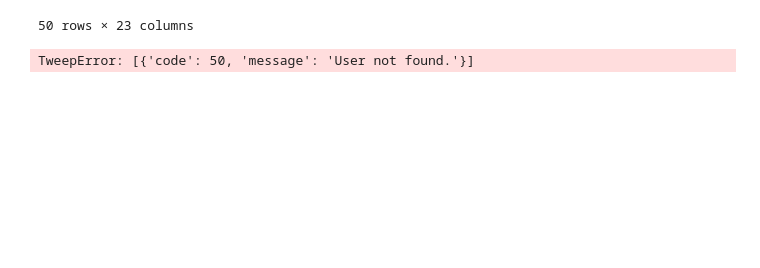
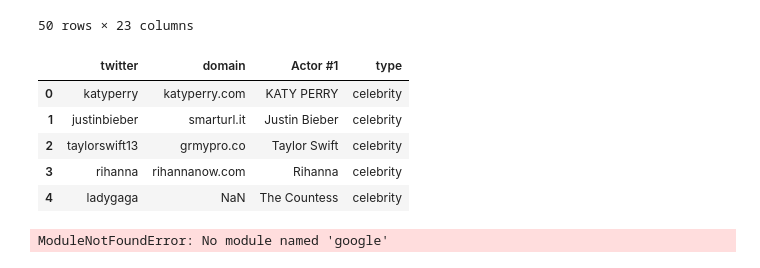
Before and after one commit to buechseli/Project-1-DS-Viz-Bootcamp, a Jupyter notebook: Movie DF-Copy1.ipynb, the cells around one changed output. Saved outputs shown, nothing was run; the diff lists cells and outputs as text; code cells hidden in the pictures; blank space fills up the shorter version.

Commit message:
twitter added

```diff
--- a/Movie DF-Copy1.ipynb
+++ b/Movie DF-Copy1.ipynb
@@ -313,15 +313,30 @@ from config import consumer_key,consumer_secret,access_token, access_token_secre
 auth = tweepy.OAuthHandler(consumer_key, consumer_secret)
 auth.set_access_token(access_token, access_token_secret)
 api = tweepy.API(auth, parser=tweepy.parsers.JSONParser())
-# %%
-
-user_real_name = movies_clean_all["Director #1"]
-user_real_name
-user_account = api.screen_name=user_real_name
-user_account_name = api.get_user(user_account)
-user_account_name
-# %% [output]
-TweepError: [{'code': 50, 'message': 'User not found.'}]
+# %%
+
+celeb_list = pd.read_csv('CelebritiesList.csv')
+
+celeb_list = celeb_list.rename(columns={"name": "Actor #1"})
+celeb_list.head()
+# %% [output]
+|  | twitter | domain | Actor #1 | type |
+| 0 | katyperry | katyperry.com | KATY PERRY | celebrity |
+| 1 | justinbieber | smarturl.it | Justin Bieber | celebrity |
+| 2 | taylorswift13 | grmypro.co | Taylor Swift | celebrity |
+| 3 | rihanna | rihannanow.com | Rihanna | celebrity |
+| 4 | ladygaga | NaN | The Countess | celebrity |
+# %%
+
+from pprint import pprint
+#director_list = api.search(q ='James Cameron', show_user=True)
+
+#pprint(director_list)
+
+from google.appengine.api import search
+index = search.Index(name='productsearch1')
+# %% [output]
+ModuleNotFoundError: No module named 'google'
 # %%
 
 # Iterate through DataFrame
```
Also changed, not shown: 28 other files.
